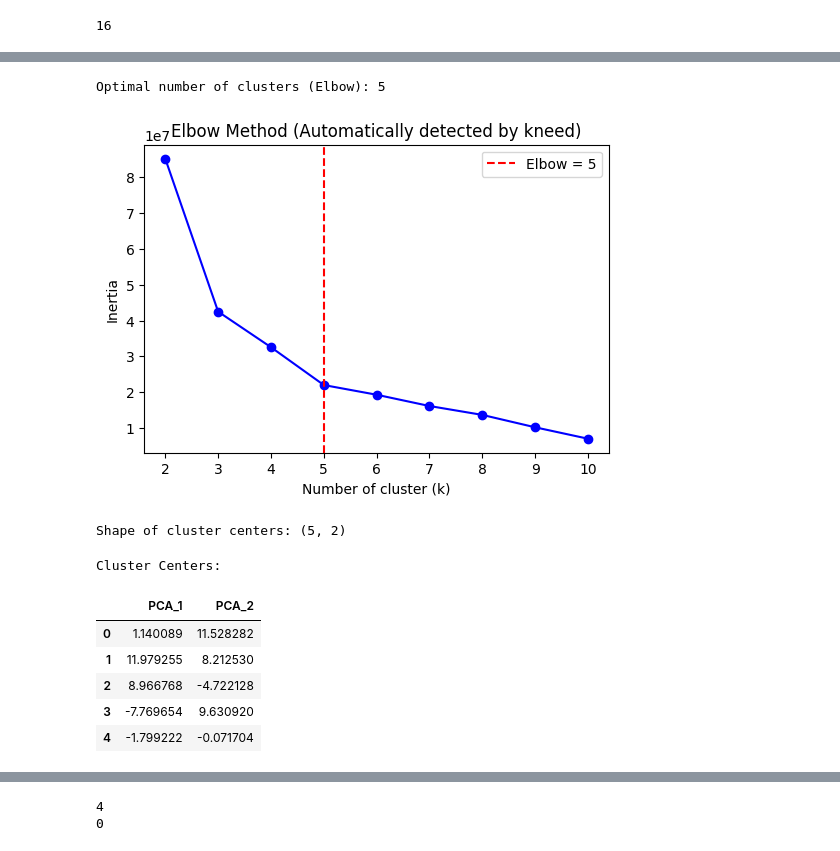
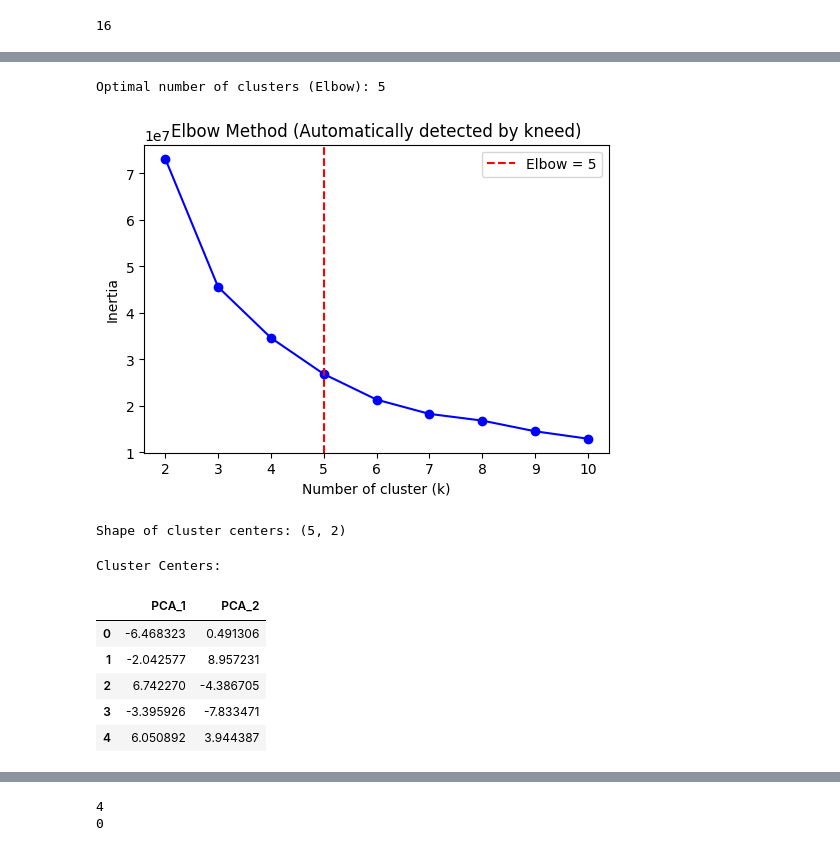
Before and after one commit to pentakll4002/IS403_Q13, a Jupyter notebook: cluster.ipynb, the cells around one changed output, grey strips where cells are left out. Cells and saved outputs as stored; diff of their text form; code cells hidden in the pictures.

```diff
--- a/cluster.ipynb
+++ b/cluster.ipynb
@@ -16,8 +60,8 @@ import category_encoders as TargetEncoder
 warnings.filterwarnings('ignore')
 %matplotlib inline
 # %%
-df_1 = pd.read_csv(r"C:\IS403\data\Fraudulent_E-Commerce_Transaction_Data.csv")
-df_2 = pd.read_csv(r"C:\IS403\data\Fraudulent_E-Commerce_Transaction_Data_2.csv")
+df_1 = pd.read_csv(r"IS403_Q13/data/Fraudulent_E-Commerce_Transaction_Data.csv")
+df_2 = pd.read_csv(r"IS403_Q13/data/Fraudulent_E-Commerce_Transaction_Data_2.csv")
 # %%
 df = pd.concat([df_1, df_2], ignore_index=True)
 df.info()
@@ -177,2 +222,2 @@ pipeline = Pipeline([
 # %%
-X_embedded = pipeline.fit_transform(df)
+X_embedded = pipeline.fit_transform(df.drop(columns='Customer ID'))
@@ -205,30 +234,40 @@ MemoryError: Unable to allocate 685. MiB for an array with shape (1496586, 60) a
 # %%
-from sklearn.cluster import KMeans
+from cuml.cluster import KMeans
 from kneed import KneeLocator
+import cupy as cp
 import matplotlib.pyplot as plt
+
+# Chuyển dữ liệu sang GPU (nếu chưa)
+X_gpu = cp.asarray(X_embedded)
 
 inertias = []
 K = range(2, 11)
 
 for k in K:
-    kmeans = KMeans(n_clusters=k, random_state=42)
-    kmeans.fit(X_embedded)
-    inertias.append(kmeans.inertia_)
+    kmeans = KMeans(
+        n_clusters=k,
+        random_state=42,
+        max_iter=300,
+        init="k-means++"
+    )
+    kmeans.fit(X_gpu)
+    inertias.append(float(kmeans.inertia_))  # inertia_ là cupy scalar → chuyển về float
 
+# Tìm "elbow" bằng KneeLocator
 kl = KneeLocator(K, inertias, curve="convex", direction="decreasing")
 optimal_k = kl.elbow
 
 print(f"Optimal number of clusters (Elbow): {optimal_k}")
 
 plt.figure(figsize=(6,4))
 plt.plot(K, inertias, 'bo-')
 plt.axvline(optimal_k, color='red', linestyle='--', label=f'Elbow = {optimal_k}')
 plt.xlabel('Number of cluster (k)')
 plt.ylabel('Inertia')
 plt.title('Elbow Method (Automatically detected by kneed)')
 plt.legend()
 plt.show()
 # %% [output]
 Optimal number of clusters (Elbow): 5
-[figure, old version]
+[figure, new version]
 # %%
@@ -242,20 +289,19 @@ print(f"Shape of cluster centers: {data_clt}")
 Shape of cluster centers: (5, 2)
 # %%
 cluster_centers = pd.DataFrame(
-    data = kmeans_final.cluster_centers_,
-    columns = [f"PCA_{i+1}" for i in range(X_reduced.shape[1])]
+    data = cp.asnumpy(kmeans_final.cluster_centers_),
+    columns = [f"PCA_{i+1}" for i in range(X_gpu.shape[1])]
 )
-
 print("\nCluster Centers:")
 cluster_centers
 # %% [output]
 Cluster Centers:
 |  | PCA_1 | PCA_2 |
-| 0 | 1.140089 | 11.528282 |
-| 1 | 11.979255 | 8.212530 |
-| 2 | 8.966768 | -4.722128 |
-| 3 | -7.769654 | 9.630920 |
-| 4 | -1.799222 | -0.071704 |
+| 0 | -6.468323 | 0.491306 |
+| 1 | -2.042577 | 8.957231 |
+| 2 | 6.742270 | -4.386705 |
+| 3 | -3.395926 | -7.833471 |
+| 4 | 6.050892 | 3.944387 |
 # %%
 labels.shape
 # %% [output]
```
Also changed, not shown: parts of 18 cells of this notebook.
